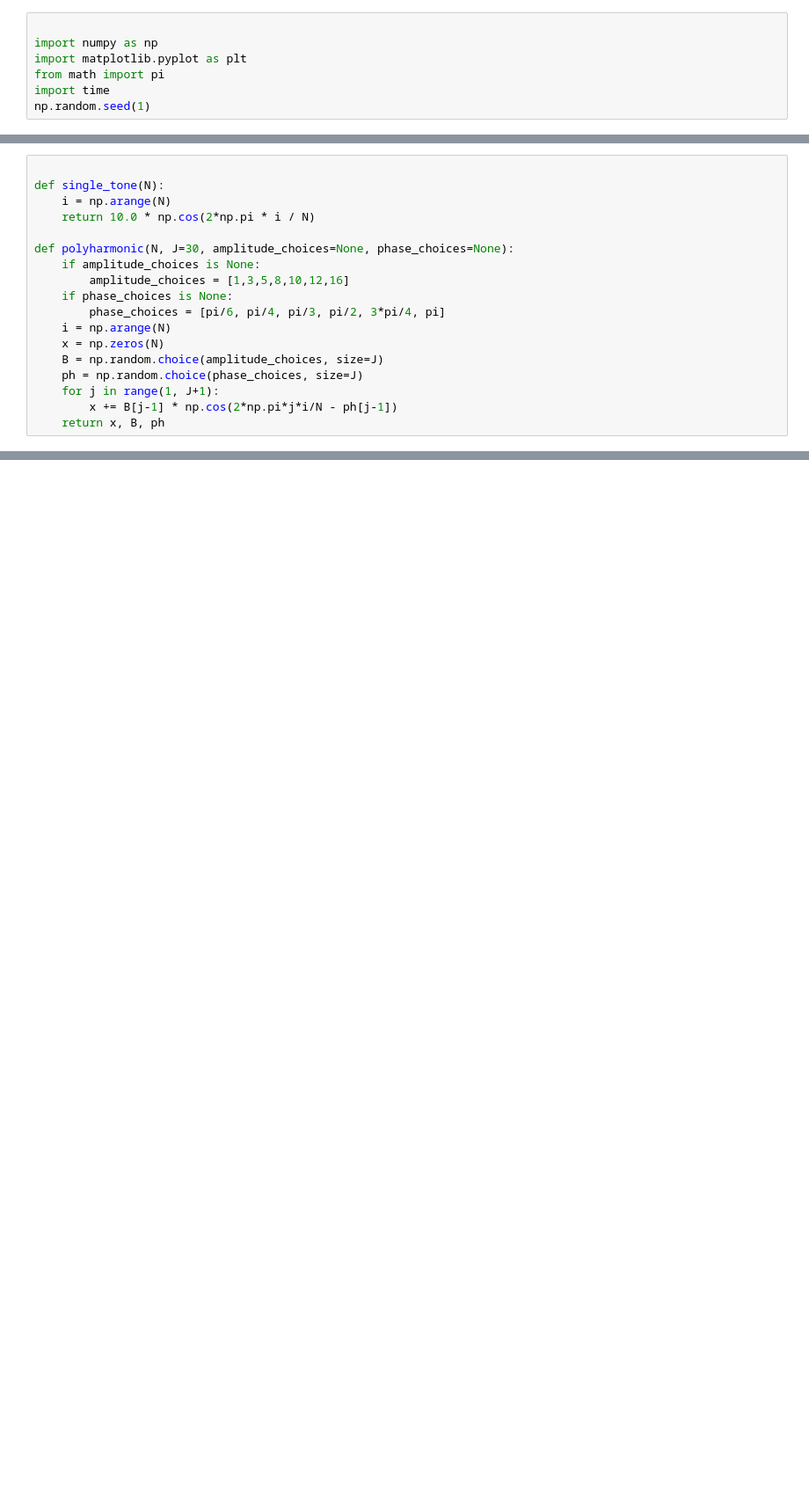
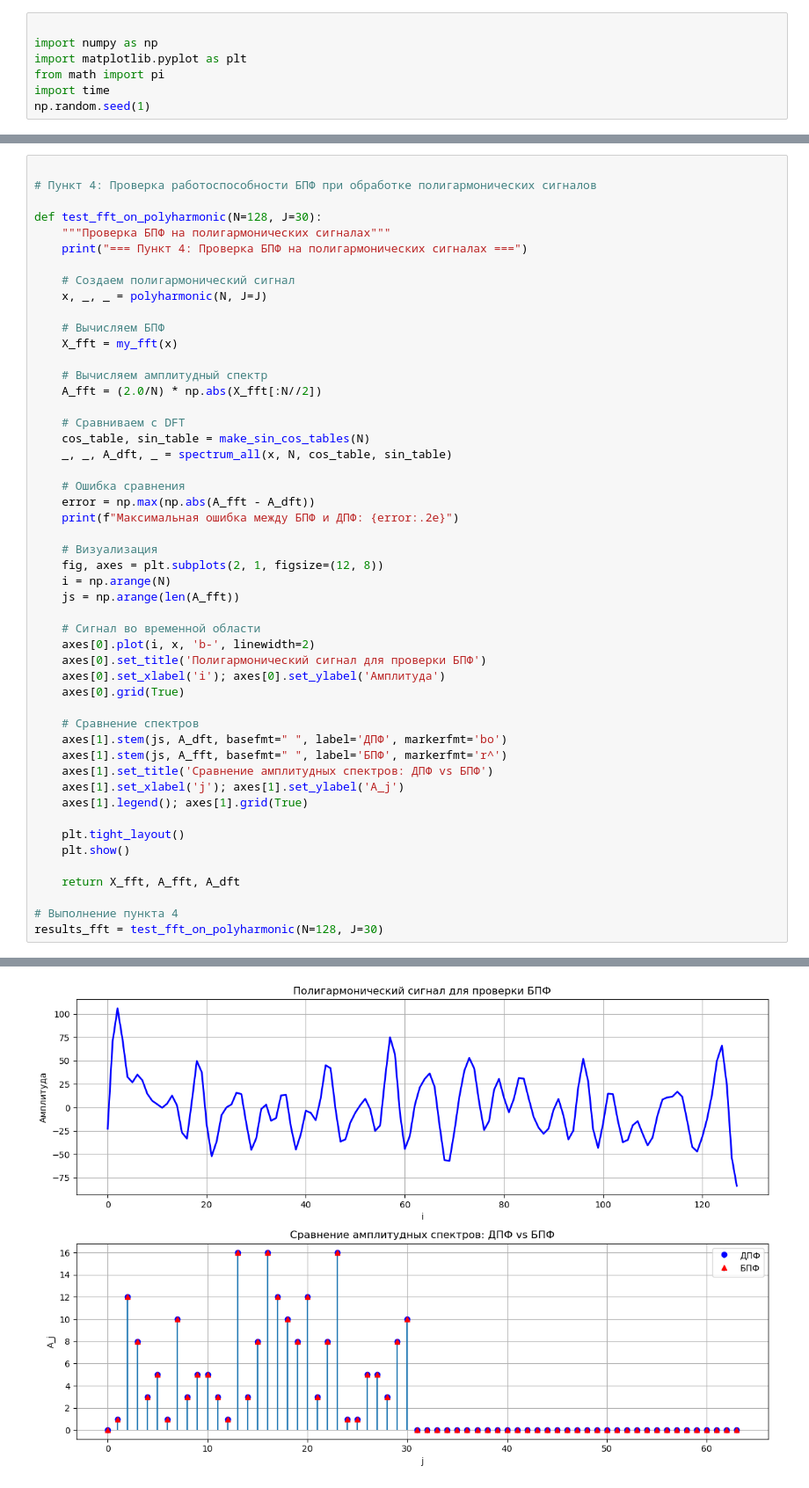
Before and after one commit to Golovolastik/dsp-control-work-1, a Jupyter notebook: src/dft_demo.ipynb, the cells around one changed output, grey strips where cells are left out. Shown at 88% size. Drawn from its saved outputs; the diff is of its cells as text; blank space fills up the shorter version.

```diff
--- a/src/dft_demo.ipynb
+++ b/src/dft_demo.ipynb
@@ -496,18 +263,51 @@ Timing (N=128): full DFT (table) = 0.0028s, numpy rfft = 0.000039s
 # %%
 
-def single_tone(N):
+# Пункт 4: Проверка работоспособности БПФ при обработке полигармонических сигналов
+
+def test_fft_on_polyharmonic(N=128, J=30):
+    """Проверка БПФ на полигармонических сигналах"""
+    print("=== Пункт 4: Проверка БПФ на полигармонических сигналах ===")
+
+    # Создаем полигармонический сигнал
+    x, _, _ = polyharmonic(N, J=J)
+
+    # Вычисляем БПФ
+    X_fft = my_fft(x)
+
+    # Вычисляем амплитудный спектр
+    A_fft = (2.0/N) * np.abs(X_fft[:N//2])
+
+    # Сравниваем с DFT
+    cos_table, sin_table = make_sin_cos_tables(N)
+    _, _, A_dft, _ = spectrum_all(x, N, cos_table, sin_table)
+
+    # Ошибка сравнения
+    error = np.max(np.abs(A_fft - A_dft))
+    print(f"Максимальная ошибка между БПФ и ДПФ: {error:.2e}")
+
+    # Визуализация
+    fig, axes = plt.subplots(2, 1, figsize=(12, 8))
     i = np.arange(N)
-    return 10.0 * np.cos(2*np.pi * i / N)
+    js = np.arange(len(A_fft))
 
-def polyharmonic(N, J=30, amplitude_choices=None, phase_choices=None):
-    if amplitude_choices is None:
-        amplitude_choices = [1,3,5,8,10,12,16]
-    if phase_choices is None:
-        phase_choices = [pi/6, pi/4, pi/3, pi/2, 3*pi/4, pi]
-    i = np.arange(N)
-    x = np.zeros(N)
-    B = np.random.choice(amplitude_choices, size=J)
-    ph = np.random.choice(phase_choices, size=J)
-    for j in range(1, J+1):
-        x += B[j-1] * np.cos(2*np.pi*j*i/N - ph[j-1])
-    return x, B, ph
+    # Сигнал во временной области
+    axes[0].plot(i, x, 'b-', linewidth=2)
+    axes[0].set_title('Полигармонический сигнал для проверки БПФ')
+    axes[0].set_xlabel('i'); axes[0].set_ylabel('Амплитуда')
+    axes[0].grid(True)
+
+    # Сравнение спектров
+    axes[1].stem(js, A_dft, basefmt=" ", label='ДПФ', markerfmt='bo')
+    axes[1].stem(js, A_fft, basefmt=" ", label='БПФ', markerfmt='r^')
+    axes[1].set_title('Сравнение амплитудных спектров: ДПФ vs БПФ')
+    axes[1].set_xlabel('j'); axes[1].set_ylabel('A_j')
+    axes[1].legend(); axes[1].grid(True)
+
+    plt.tight_layout()
+    plt.show()
+
+    return X_fft, A_fft, A_dft
+
+# Выполнение пункта 4
+results_fft = test_fft_on_polyharmonic(N=128, J=30)
+# %% [output]
@@ -514,2 +316,3 @@ def polyharmonic(N, J=30, amplitude_choices=None, phase_choices=None):
+[figure, added]
 # %%
 
```
Also changed, not shown: parts of 10 cells of this notebook.
